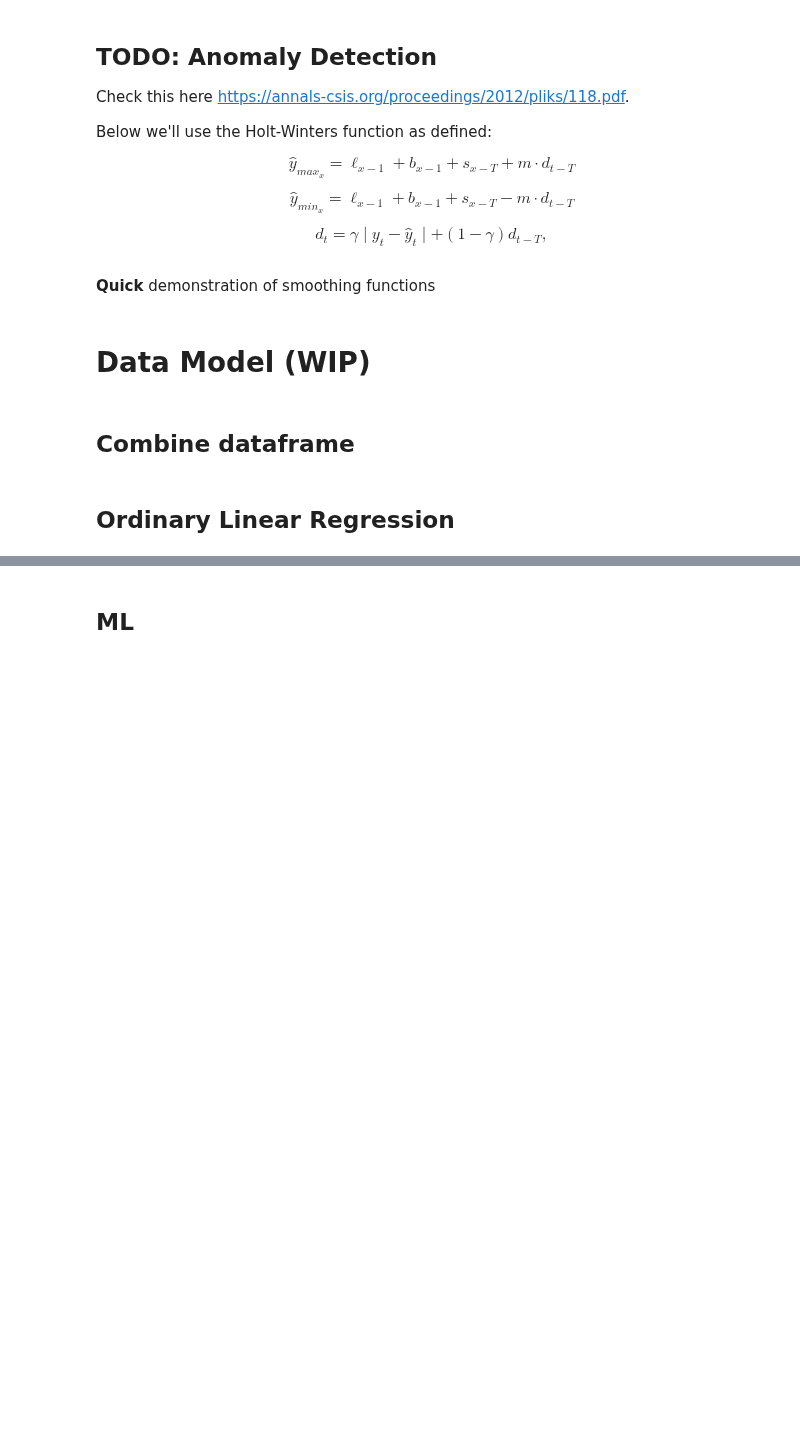
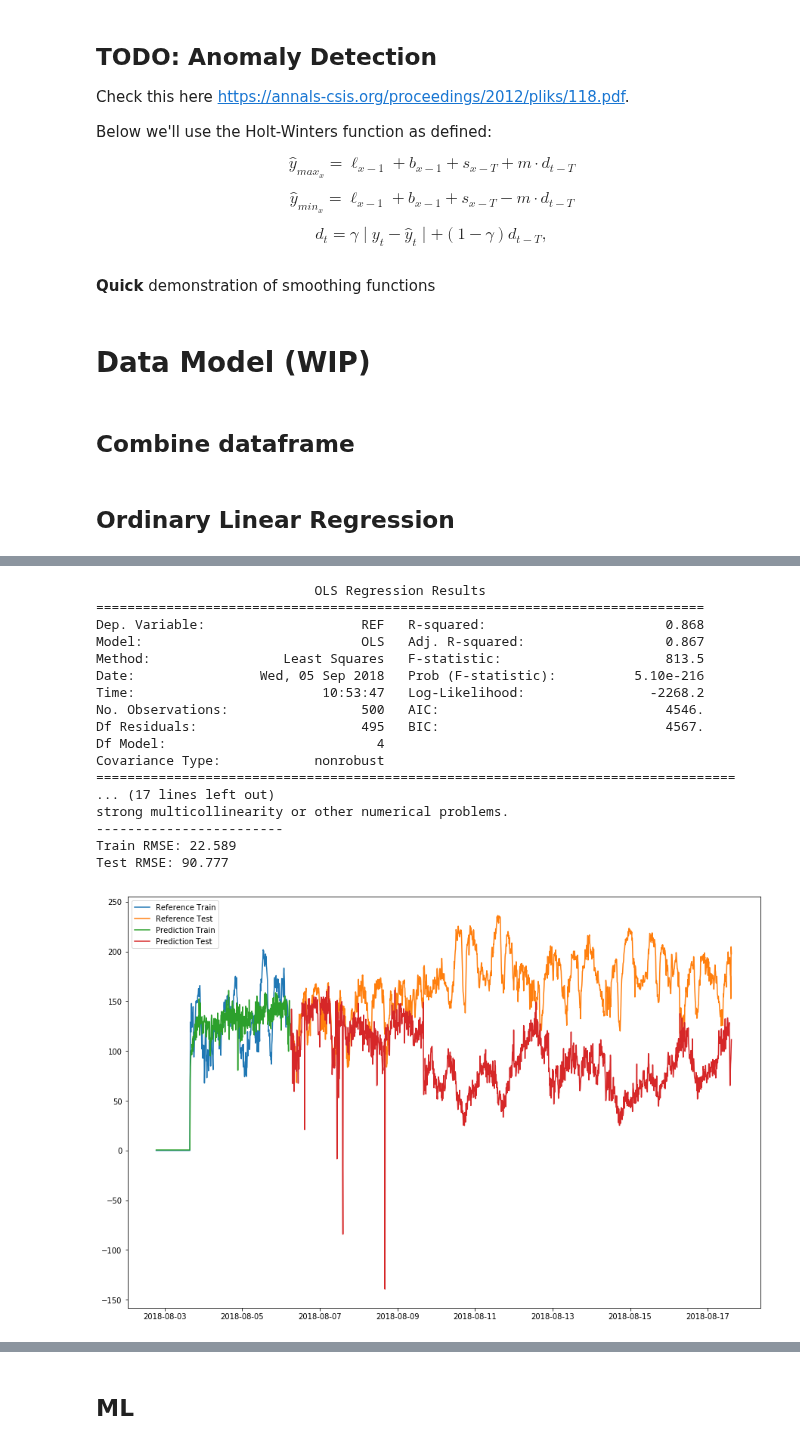
Before and after one commit to fablabbcn/smartcitizen-data, a Jupyter notebook: notebooks/Data-Analysis.ipynb, the cells around one changed output, grey strips where cells are left out. Saved outputs shown, nothing was run; the diff lists cells and outputs as text; code cells hidden in the pictures; blank space fills up the shorter version.

```diff
--- a/notebooks/Data-Analysis.ipynb
+++ b/notebooks/Data-Analysis.ipynb
@@ -1246,5 +1281,7 @@ for channel in readings[test_linear_regression]['devices'][name_combined_data]['
 # %%
-import statsmodels.formula.api as sm
+import statsmodels.formula.api as smform
+import statsmodels.api as smapi
+import statsmodels.graphics as smgraph
 from math import sqrt
 
 ## Metrics
@@ -1284,32 +1321,51 @@ dataTest = {"REF": dataframeTest.loc[:,REF].values,
         "const": dataframeTest.loc[:,'const'].values}
 
 # Fit model
-model = sm.OLS.from_formula(formula = 'REF ~ a + np.power(b, 2) + b + c', data = dataTrain).fit()
+model = smform.OLS.from_formula(formula = 'REF ~ a + np.power(b, 2) + b + c', data = dataTrain).fit()
 print(model.summary())
 
 ## Predict Results
 predictionTrain = model.predict(dataTrain)
 predictionTest = model.predict(dataTest)
 
 referenceTrain = dataframeTrain.loc[:,REF].values
 referenceTest = dataframeTest.loc[:,REF].values
 
 # Calculate RMSE
 rmseTrain = sqrt(mean_squared_error(predictionTrain, referenceTrain))
 rmseTest = sqrt(mean_squared_error(predictionTest, referenceTest))
 
 print('------------------------')
 print('Train RMSE: %.3f' % rmseTrain)
 print('Test RMSE: %.3f' % rmseTest)
 
 # Plot the stuff
 plot.figure(figsize=(15,10))
 # Actual data
 plot.plot(dataframeTrain.index, referenceTrain, label = 'Reference Train')
 plot.plot(dataframeTest.index, referenceTest, label = 'Reference Test')
 # Forecast
 plot.plot(dataframeTrain.index, predictionTrain, label = 'Prediction Train')
 plot.plot(dataframeTest.index, predictionTest, label = 'Prediction Test')
 
 plot.legend(loc ='best')
 plot.show()
+# %% [output]
+                            OLS Regression Results
+==============================================================================
+Dep. Variable:                    REF   R-squared:                       0.868
+Model:                            OLS   Adj. R-squared:                  0.867
+Method:                 Least Squares   F-statistic:                     813.5
+Date:                Wed, 05 Sep 2018   Prob (F-statistic):          5.10e-216
+Time:                        10:53:47   Log-Likelihood:                -2268.2
+No. Observations:                 500   AIC:                             4546.
+Df Residuals:                     495   BIC:                             4567.
+Df Model:                           4
+Covariance Type:            nonrobust
+==================================================================================
+... (17 lines left out)
+strong multicollinearity or other numerical problems.
+------------------------
+Train RMSE: 22.589
+Test RMSE: 90.777
+[figure, added]
```
Also changed, not shown: parts of 9 cells of this notebook, 1 other file.
